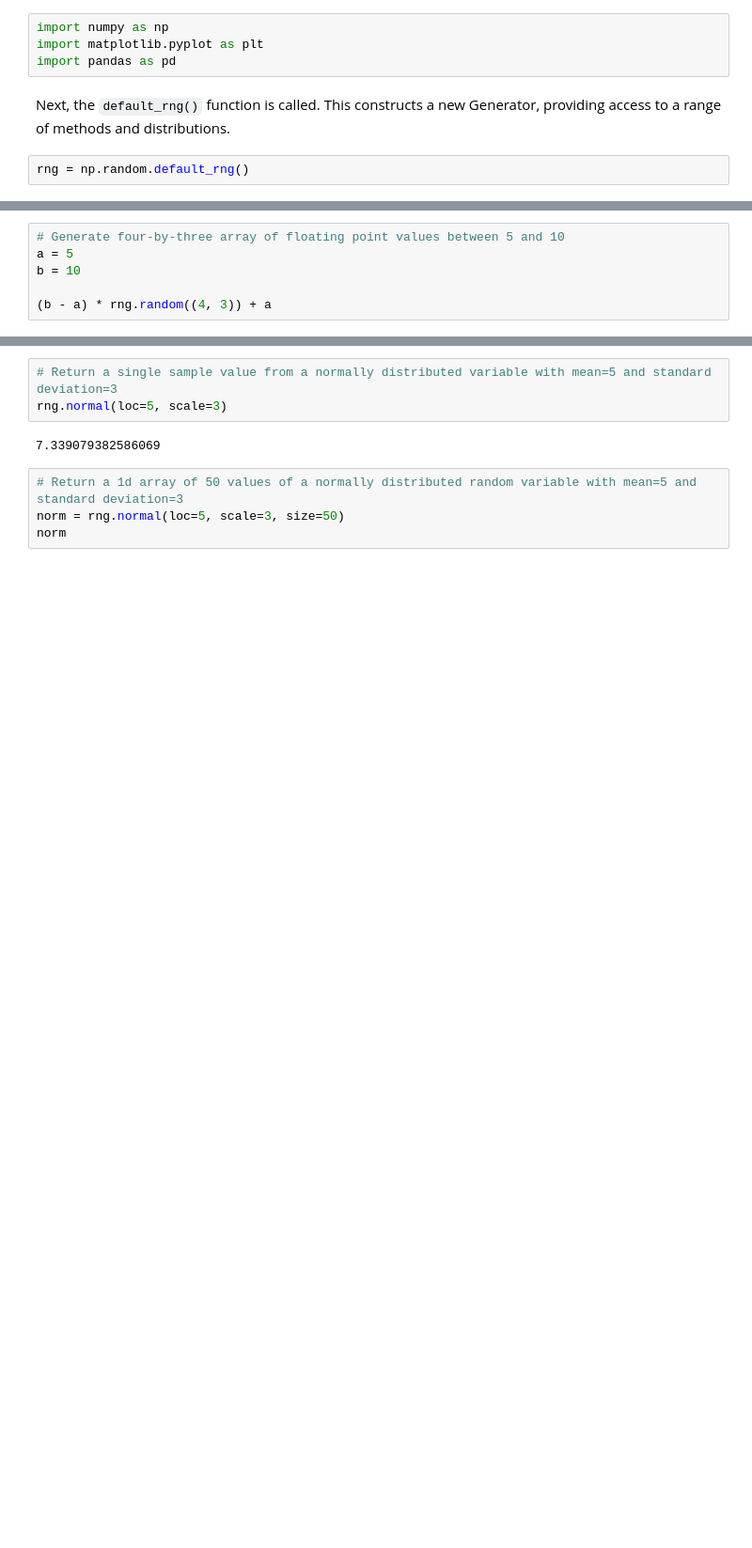
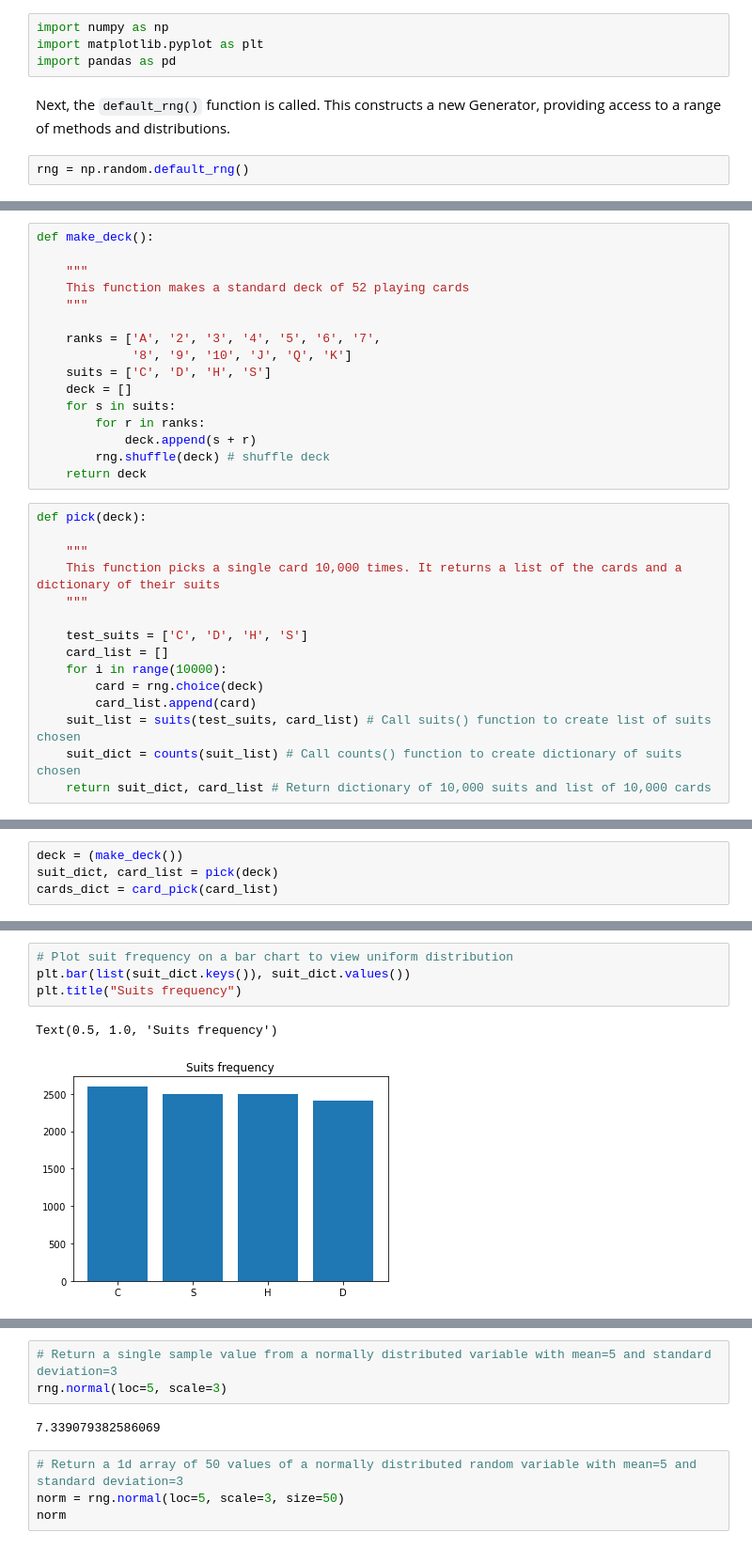
Before and after one commit to colm-o-caoimh/NumpyRandom, a Jupyter notebook: Assignment2020.ipynb, the cells around one changed output, grey strips where cells are left out. Shown: that part at 94% size. Cells and saved outputs as stored; diff of their text form; blank space fills up the shorter version.

Commit message:
Section 1 complete (card simulation), section 2 began (uniform distribution)

```diff
--- a/Assignment2020.ipynb
+++ b/Assignment2020.ipynb
@@ -227,6 +60,0 @@ We can generate random floating point values outside of the interval [0.0, 1.0]
-# %%
-# Generate four-by-three array of floating point values between 5 and 10
-a = 5
-b = 10
-
-(b - a) * rng.random((4, 3)) + a
@@ -429,0 +109,31 @@ Using the numpy.random package, we can draw random samples from a normal distrib
+# %%
+def make_deck():
+
+    """
+    This function makes a standard deck of 52 playing cards
+    """
+
+    ranks = ['A', '2', '3', '4', '5', '6', '7',
+             '8', '9', '10', 'J', 'Q', 'K']
+    suits = ['C', 'D', 'H', 'S']
+    deck = []
+    for s in suits:
+        for r in ranks:
+            deck.append(s + r)
+        rng.shuffle(deck) # shuffle deck
+    return deck
+# %%
+def pick(deck):
+
+    """
+    This function picks a single card 10,000 times. It returns a list of the cards and a dictionary of their suits
+    """
+
+    test_suits = ['C', 'D', 'H', 'S']
+    card_list = []
+    for i in range(10000):
+        card = rng.choice(deck)
+        card_list.append(card)
+    suit_list = suits(test_suits, card_list) # Call suits() function to create list of suits chosen
+    suit_dict = counts(suit_list) # Call counts() function to create dictionary of suits chosen
+    return suit_dict, card_list # Return dictionary of 10,000 suits and list of 10,000 cards
@@ -429,0 +182,4 @@ Using the numpy.random package, we can draw random samples from a normal distrib
+# %%
+deck = (make_deck())
+suit_dict, card_list = pick(deck)
+cards_dict = card_pick(card_list)
@@ -429,0 +202,7 @@ Using the numpy.random package, we can draw random samples from a normal distrib
+# %%
+# Plot suit frequency on a bar chart to view uniform distribution
+plt.bar(list(suit_dict.keys()), suit_dict.values())
+plt.title("Suits frequency")
+# %% [output]
+Text(0.5, 1.0, 'Suits frequency')
+[figure, added]
```
Also changed, not shown: parts of 106 cells of this notebook.
